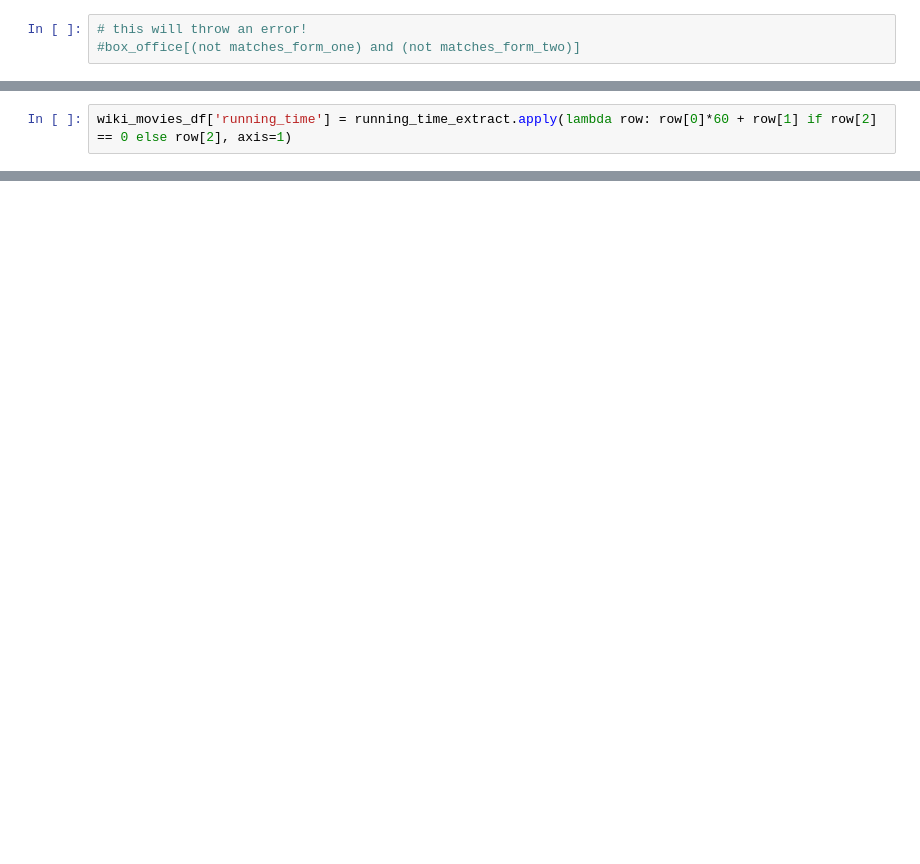
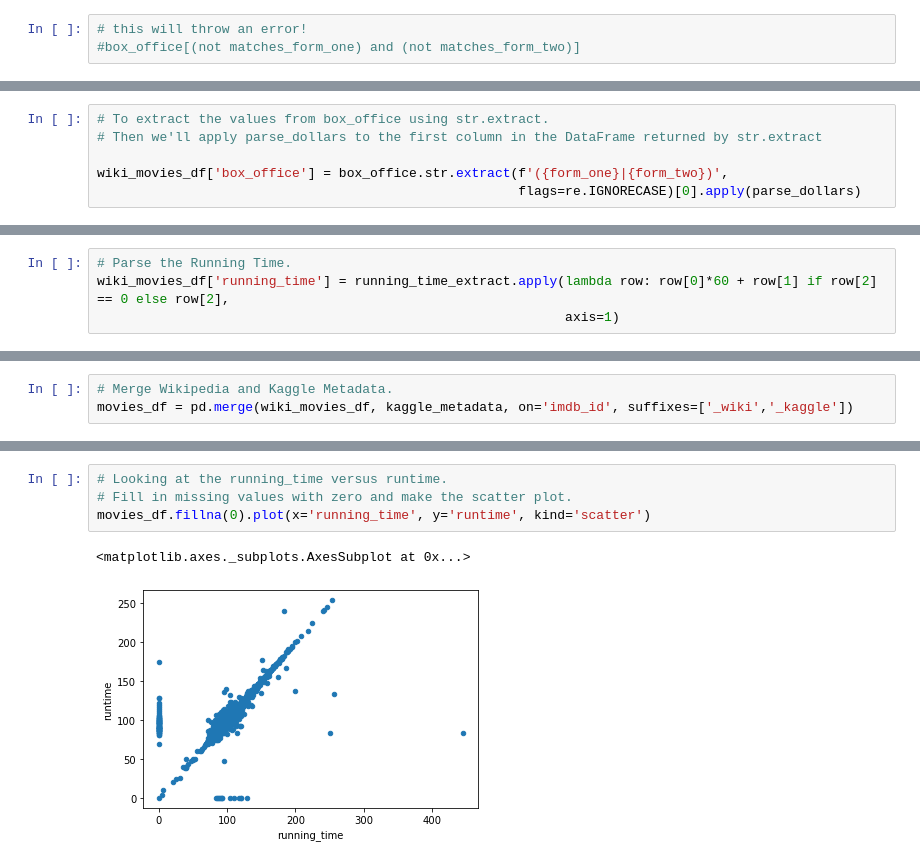
Before and after one commit to Lora-Borja/Movies-ETL, a Jupyter notebook: clean_movies_data.ipynb, the cells around one changed output, grey strips where cells are left out. Saved outputs shown, nothing was run; the diff lists cells and outputs as text; blank space fills up the shorter version.

```diff
--- a/clean_movies_data.ipynb
+++ b/clean_movies_data.ipynb
@@ -689,2 +571,0 @@ running_time_extract = running_time_extract.apply(lambda col: pd.to_numeric(col,
-# %%
-wiki_movies_df['running_time'] = running_time_extract.apply(lambda row: row[0]*60 + row[1] if row[2] == 0 else row[2], axis=1)
@@ -831,0 +660,6 @@ Name: rating, dtype: float64
+# %%
+# To extract the values from box_office using str.extract.
+# Then we'll apply parse_dollars to the first column in the DataFrame returned by str.extract
+
+wiki_movies_df['box_office'] = box_office.str.extract(f'({form_one}|{form_two})',
+                                                      flags=re.IGNORECASE)[0].apply(parse_dollars)
@@ -831,0 +903,4 @@ Name: rating, dtype: float64
+# %%
+# Parse the Running Time.
+wiki_movies_df['running_time'] = running_time_extract.apply(lambda row: row[0]*60 + row[1] if row[2] == 0 else row[2],
+                                                            axis=1)
@@ -831,0 +1069,3 @@ Name: rating, dtype: float64
+# %%
+# Merge Wikipedia and Kaggle Metadata.
+movies_df = pd.merge(wiki_movies_df, kaggle_metadata, on='imdb_id', suffixes=['_wiki','_kaggle'])
@@ -831,0 +1112,7 @@ Name: rating, dtype: float64
+# %%
+# Looking at the running_time versus runtime.
+# Fill in missing values with zero and make the scatter plot.
+movies_df.fillna(0).plot(x='running_time', y='runtime', kind='scatter')
+# %% [output]
+<matplotlib.axes._subplots.AxesSubplot at 0x...>
+[figure, added]
```
Also changed, not shown: parts of 209 cells of this notebook.
